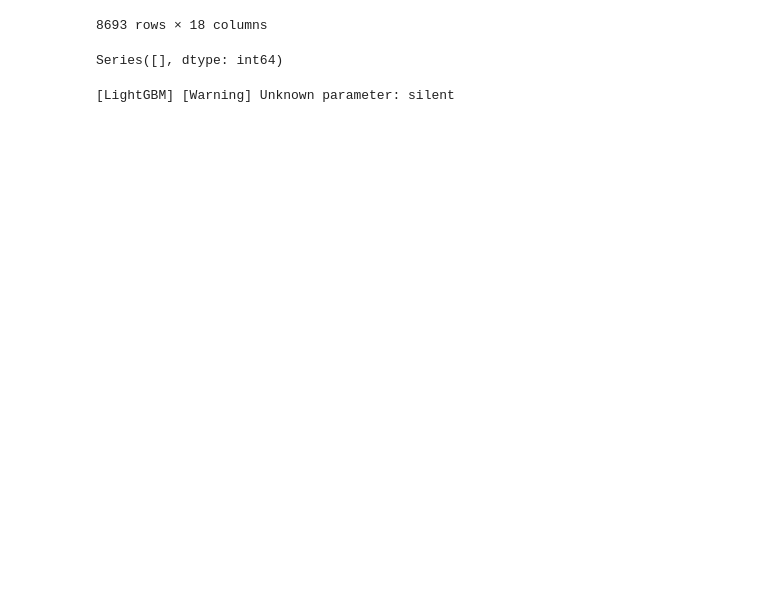
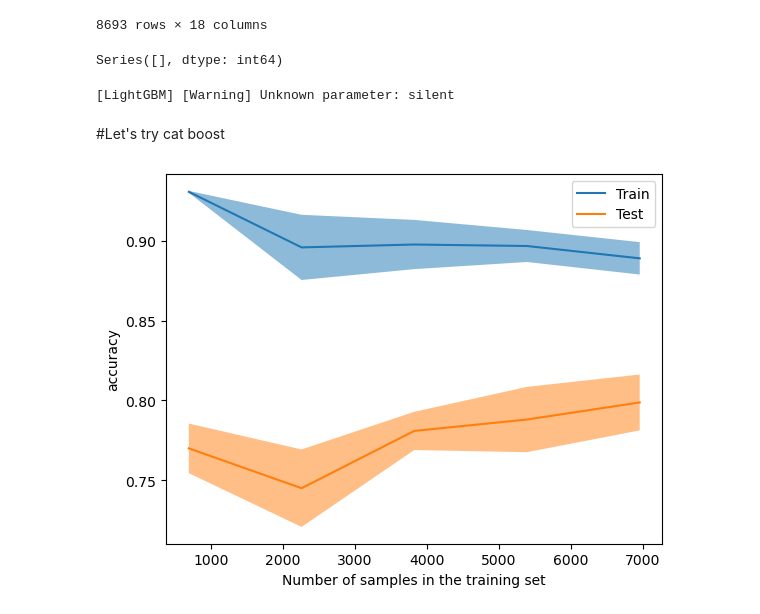
Before and after one commit to ajn123/Machine-Learning, a Jupyter notebook: spaceship_titanic.ipynb, the cells around one changed output. Saved outputs shown, nothing was run; the diff lists cells and outputs as text; code cells hidden in the pictures; blank space fills up the shorter version.

```diff
--- a/spaceship_titanic.ipynb
+++ b/spaceship_titanic.ipynb
@@ -473,3 +538,16 @@ Series([], dtype: int64)
 # score_titanic(boost,X,y)
 # %% [output]
 [LightGBM] [Warning] Unknown parameter: silent
+# %% [markdown]
+#Let's try cat boost
+# %%
+import catboost
+
+
+cat = create_pipeline(catboost.CatBoostClassifier(verbose=False, learning_rate=.05, cat_features=cats_list))
+
+cat.fit(X,y)
+
+print_learning_curve(cat,X,y)
+# %% [output]
+[figure, added]
```
Also changed, not shown: parts of 11 cells of this notebook, 6 other files.
